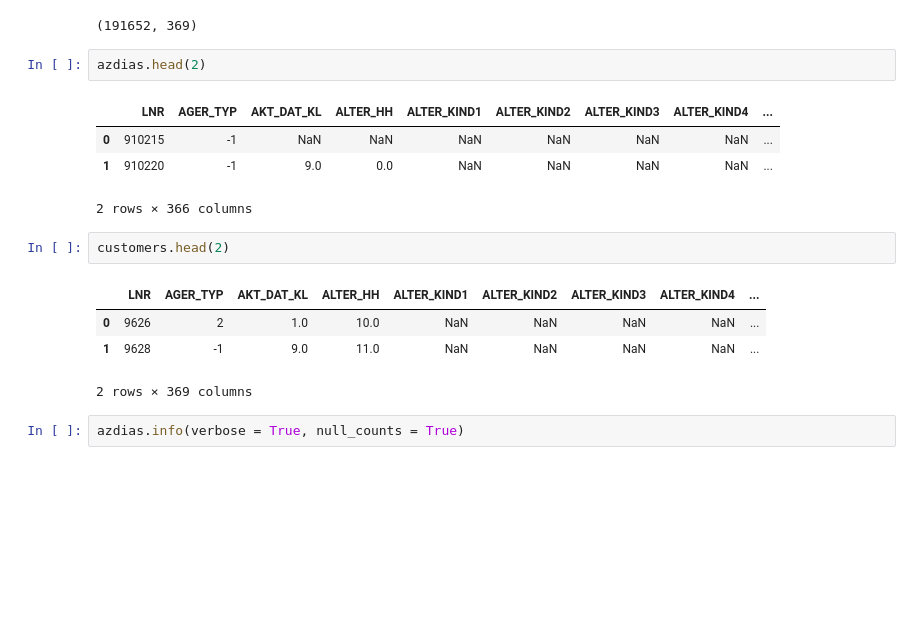
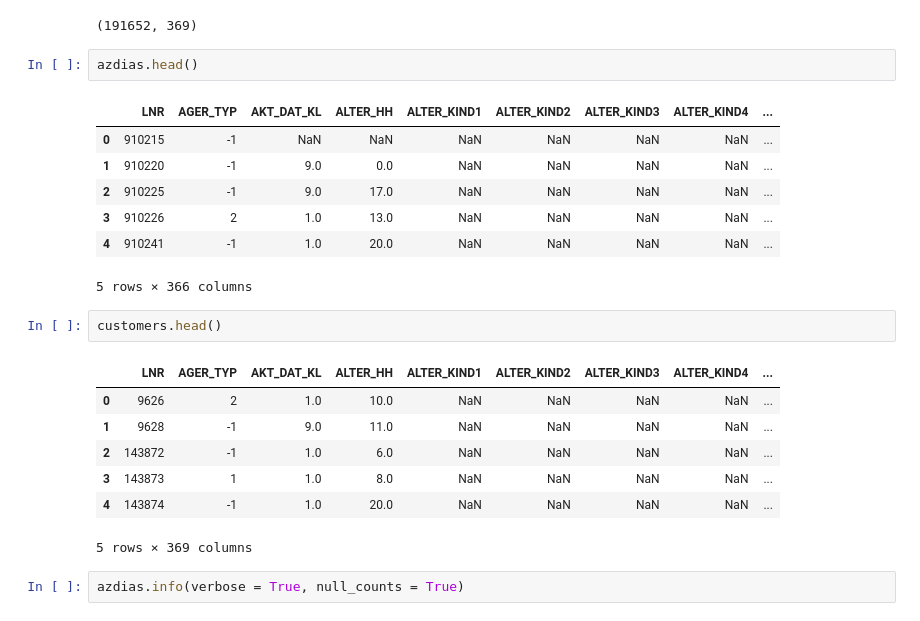
Before and after one commit to eigenvektorin/Customer_Segmentation, a Jupyter notebook: Arvato_Project_Workbook.ipynb, the cells around one changed output. Saved outputs shown, nothing was run; the diff lists cells and outputs as text; blank space fills up the shorter version.

```diff
--- a/Arvato_Project_Workbook.ipynb
+++ b/Arvato_Project_Workbook.ipynb
@@ -47,19 +47,25 @@ customers.shape
 # %% [output]
 (191652, 369)
 # %%
-azdias.head(2)
+azdias.head()
 # %% [output]
 |  | LNR | AGER_TYP | AKT_DAT_KL | ALTER_HH | ALTER_KIND1 | ALTER_KIND2 | ALTER_KIND3 | ALTER_KIND4 | ... |
 | 0 | 910215 | -1 | NaN | NaN | NaN | NaN | NaN | NaN | ... |
 | 1 | 910220 | -1 | 9.0 | 0.0 | NaN | NaN | NaN | NaN | ... |
+| 2 | 910225 | -1 | 9.0 | 17.0 | NaN | NaN | NaN | NaN | ... |
+| 3 | 910226 | 2 | 1.0 | 13.0 | NaN | NaN | NaN | NaN | ... |
+| 4 | 910241 | -1 | 1.0 | 20.0 | NaN | NaN | NaN | NaN | ... |
-2 rows × 366 columns
+5 rows × 366 columns
 # %%
-customers.head(2)
+customers.head()
 # %% [output]
 |  | LNR | AGER_TYP | AKT_DAT_KL | ALTER_HH | ALTER_KIND1 | ALTER_KIND2 | ALTER_KIND3 | ALTER_KIND4 | ... |
 | 0 | 9626 | 2 | 1.0 | 10.0 | NaN | NaN | NaN | NaN | ... |
 | 1 | 9628 | -1 | 9.0 | 11.0 | NaN | NaN | NaN | NaN | ... |
+| 2 | 143872 | -1 | 1.0 | 6.0 | NaN | NaN | NaN | NaN | ... |
+| 3 | 143873 | 1 | 1.0 | 8.0 | NaN | NaN | NaN | NaN | ... |
+| 4 | 143874 | -1 | 1.0 | 20.0 | NaN | NaN | NaN | NaN | ... |
-2 rows × 369 columns
+5 rows × 369 columns
 # %%
 azdias.info(verbose = True, null_counts = True)
 # %% [output]
```
Also changed, not shown: parts of 7 cells of this notebook.
